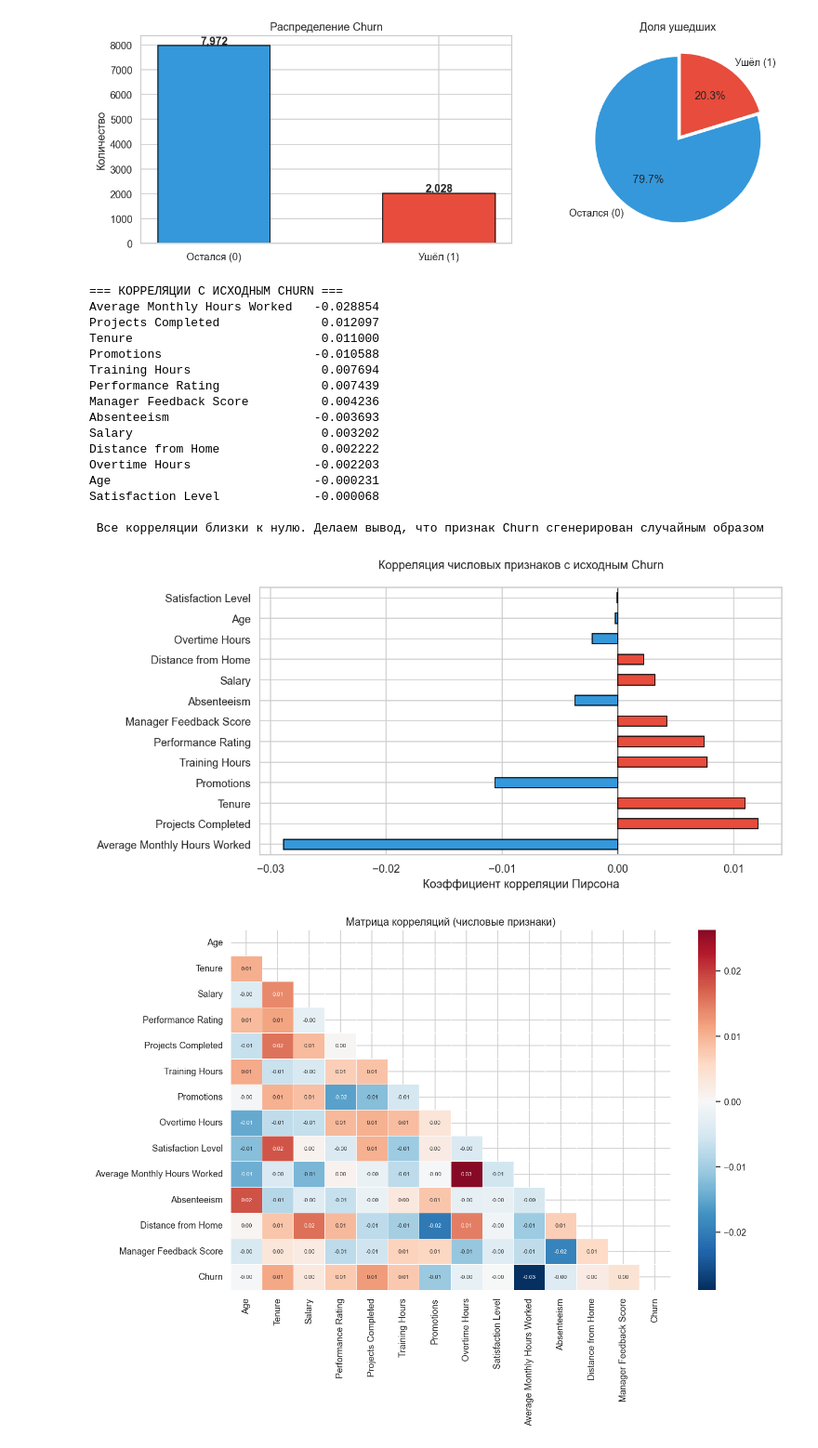
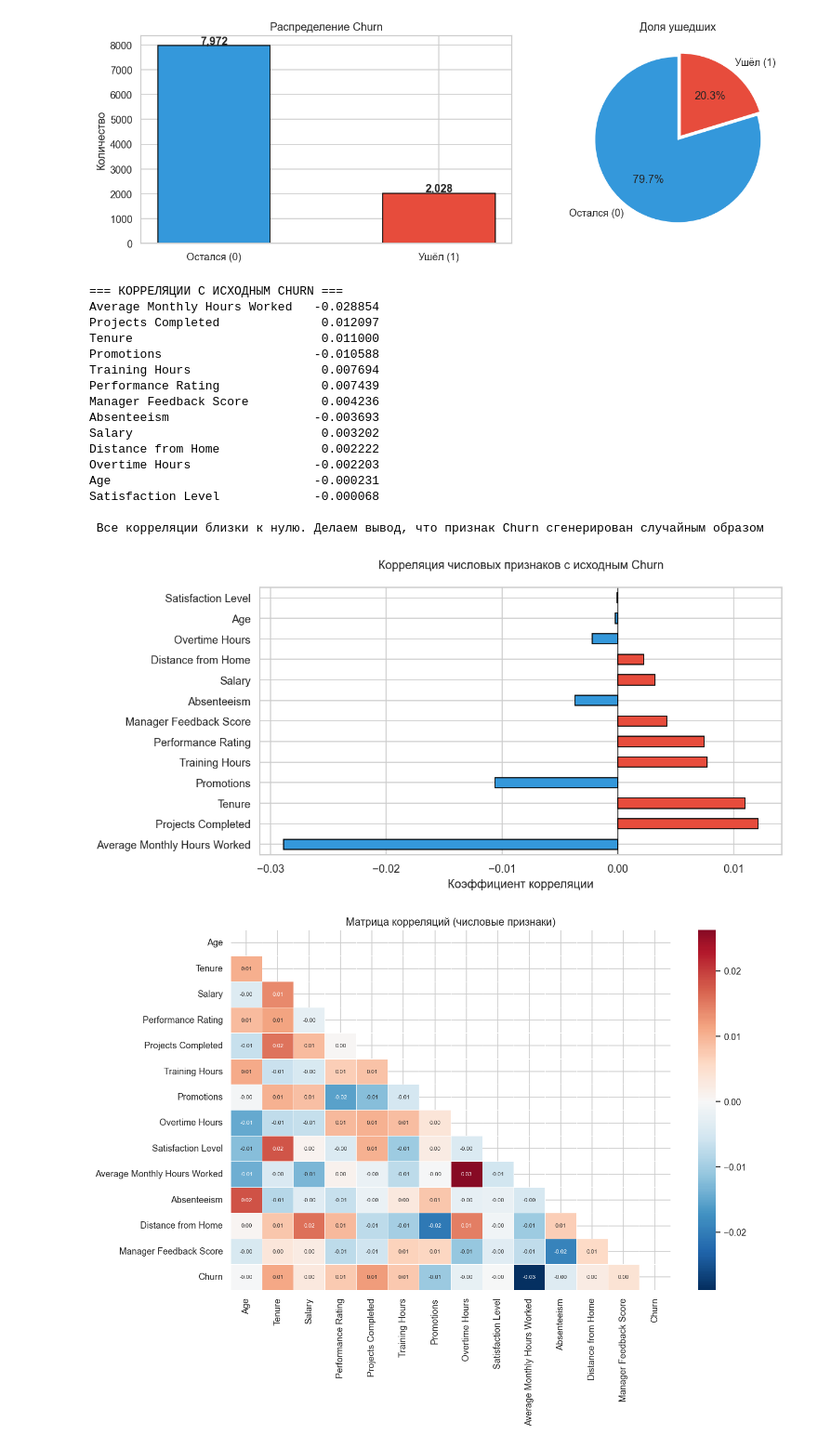
Before and after one commit to korolenko/ML-Basic, a Jupyter notebook: graduation_work/employee_churn_final.ipynb, the cells around one changed output. Shown at 93% size. Cells and saved outputs as stored; diff of their text form; code cells hidden in the pictures.

```diff
--- a/graduation_work/employee_churn_final.ipynb
+++ b/graduation_work/employee_churn_final.ipynb
@@ -145,35 +145,35 @@ corr_orig = df[numeric_cols].corr()['Churn'].drop('Churn').sort_values(key=abs,
 
 print('=== КОРРЕЛЯЦИИ С ИСХОДНЫМ CHURN ===')
 print(corr_orig.to_string())
 print('\n Все корреляции близки к нулю. Делаем вывод, что признак Churn сгенерирован случайным образом')
 
 plt.figure(figsize=(10, 5))
 colors = ['#e74c3c' if v > 0 else '#3498db' for v in corr_orig]
 corr_orig.plot(kind='barh', color=colors, edgecolor='black')
 plt.axvline(0, color='black', lw=0.8)
 plt.title('Корреляция числовых признаков с исходным Churn\n', fontsize=12)
-plt.xlabel('Коэффициент корреляции Пирсона')
+plt.xlabel('Коэффициент корреляции')
 plt.tight_layout()
 plt.savefig('02_corr_original.png', bbox_inches='tight')
 plt.show()
 # %% [output]
 === КОРРЕЛЯЦИИ С ИСХОДНЫМ CHURN ===
 Average Monthly Hours Worked   -0.028854
 Projects Completed              0.012097
 Tenure                          0.011000
 Promotions                     -0.010588
 Training Hours                  0.007694
 Performance Rating              0.007439
 Manager Feedback Score          0.004236
 Absenteeism                    -0.003693
 Salary                          0.003202
 Distance from Home              0.002222
 Overtime Hours                 -0.002203
 Age                            -0.000231
 Satisfaction Level             -0.000068
 
  Все корреляции близки к нулю. Делаем вывод, что признак Churn сгенерирован случайным образом
-[figure, old version]
+[figure, new version]
 # %%
 # Тепловая карта корреляций между всеми числовыми признаками
 plt.figure(figsize=(12, 9))
```
Also changed, not shown: parts of 11 cells of this notebook.
